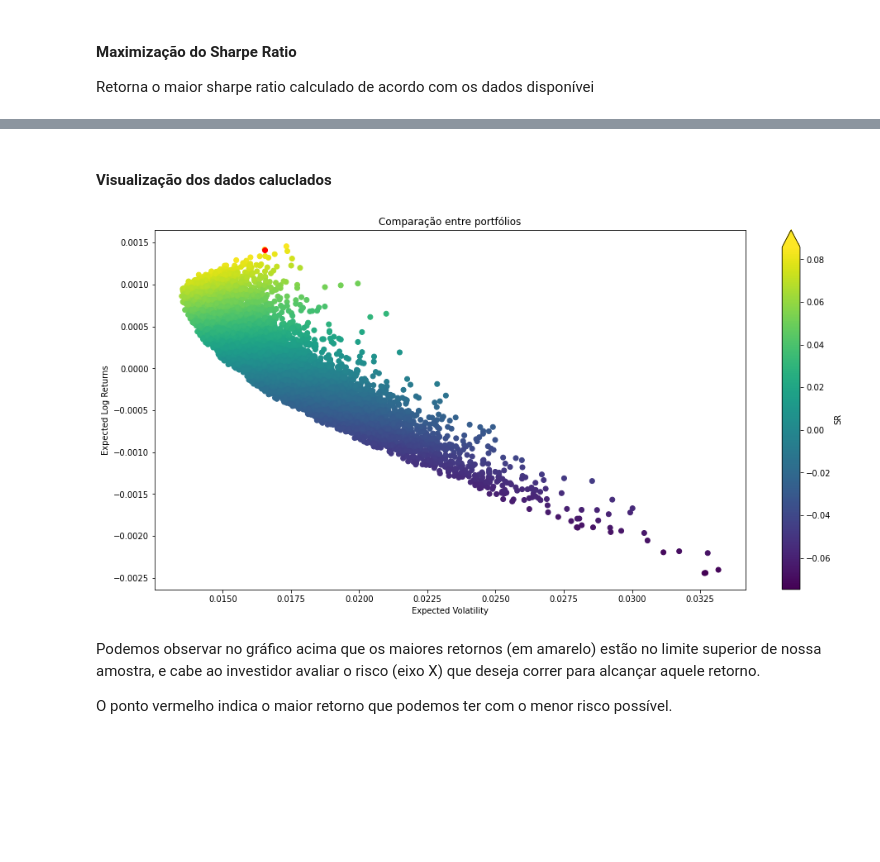
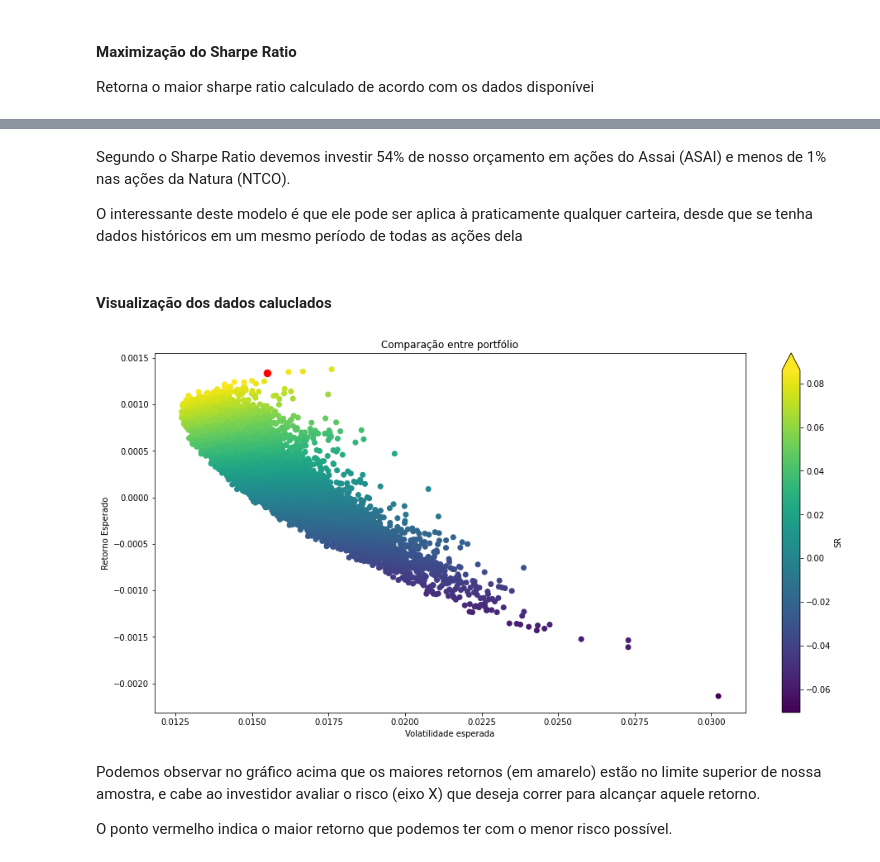
Before and after one commit to marcosmhs/Analise-de-acoes-e-fronteira-eficiente-de-Markowitz, a Jupyter notebook: Script.ipynb, the cells around one changed output, grey strips where cells are left out. Drawn from its saved outputs; the diff is of its cells as text; code cells hidden in the pictures; blank space fills up the shorter version.

```diff
--- a/Script.ipynb
+++ b/Script.ipynb
@@ -15,7 +15,7 @@ from scipy.optimize import minimize
 Período de avaliação das ações
 # %%
 start_date = datetime.datetime(2022,1,1)
-end_date = datetime.datetime(2022,12,23)
+end_date = datetime.datetime(2022,11,30)
 # %% [markdown]
 Preparação das ações a serem avaliadas.
 
@@ -33,6 +33,10 @@ asai = web.get_data_yahoo(['ASAI3.SA'], start=start_date, end=end_date)
 itub = web.get_data_yahoo(['ITUB4.SA'], start=start_date, end=end_date)
 #Natura
 ntco = web.get_data_yahoo(['NTCO3.SA'], start=start_date, end=end_date)
+#Vale
+vale = web.get_data_yahoo(['VALE3.SA'], start=start_date, end=end_date)
+
+stocks_names = ['Gerdau', 'Copel', 'Assaí', 'Itaú', 'Natura', 'Vale']
 # %% [output]
 [*********************100%***********************]  1 of 1 completed
 [*********************100%***********************]  1 of 1 completed
@@ -73,10 +76,11 @@ stocks = pd.concat([
     cple['Close'],
     asai['Close'],
     itub['Close'],
-    ntco['Close']
+    ntco['Close'],
+    vale['Close']
     ],axis= 1)
 # agora renomeamos as colunas para que tenham o nome de suas respectivas ações
-stocks.columns = ['goau', 'cple', 'asai', 'itub', 'ntco']
+stocks.columns = stocks_names
 
 stocks.head(5)
 # %% [output]
@@ -238,18 +250,31 @@ ax = df.plot.bar(x='acoes', y='valores', rot=0, )
+# %% [markdown]
+Segundo o Sharpe Ratio devemos investir 54% de nosso orçamento em ações do Assai (ASAI) e menos de 1% nas ações da Natura (NTCO).
+
+O interessante deste modelo é que ele pode ser aplica à praticamente qualquer carteira, desde que se tenha dados históricos em um mesmo período de todas as ações dela
 # %% [markdown]
 #### Visualização dos dados caluclados
 # %%
 plt.figure(figsize=(16,8))
 # plota a volatilidade e o retorno classificado de acordo com o maior valor do Sharpe Ratio
-plt.scatter(expected_volatility, expected_return, c=sharpe_ratio)
-plt.xlabel('Expected Volatility')
-plt.ylabel('Expected Log Returns')
-plt.title('Comparação entre portfólios')
+plt.scatter(
+    expected_volatility,
+    expected_return,
+    c=sharpe_ratio
+)
+plt.xlabel('Volatilidade esperada')
+plt.ylabel('Retorno Esperado')
+plt.title('Comparação entre portfólio')
 plt.colorbar(label = 'SR', extend = 'max')
 # plota em vermelho o max_index, ou seja, o ponto de maior retorno e menor risco
-plt.scatter(expected_volatility[max_index], expected_return[max_index], c='red')
+plt.scatter(
+    expected_volatility[max_index],
+    expected_return[max_index],
+    c='red',
+    s=70,
+)
 plt.show()
 # %% [output]
-[figure, old version]
+[figure, new version]
 # %% [markdown]
 Podemos observar no gráfico acima que os maiores retornos (em amarelo) estão no limite superior de nossa amostra, e cabe ao investidor avaliar o risco (eixo X) que deseja correr para alcançar aquele retorno.
 
```
Also changed, not shown: parts of 13 cells of this notebook.
